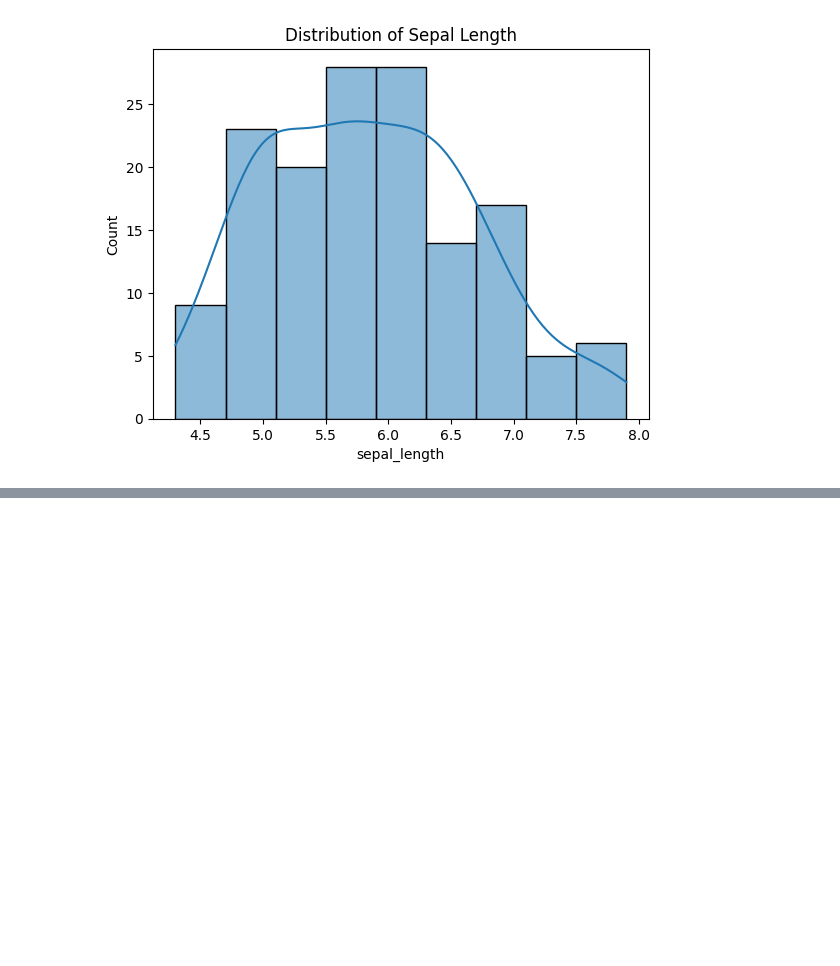
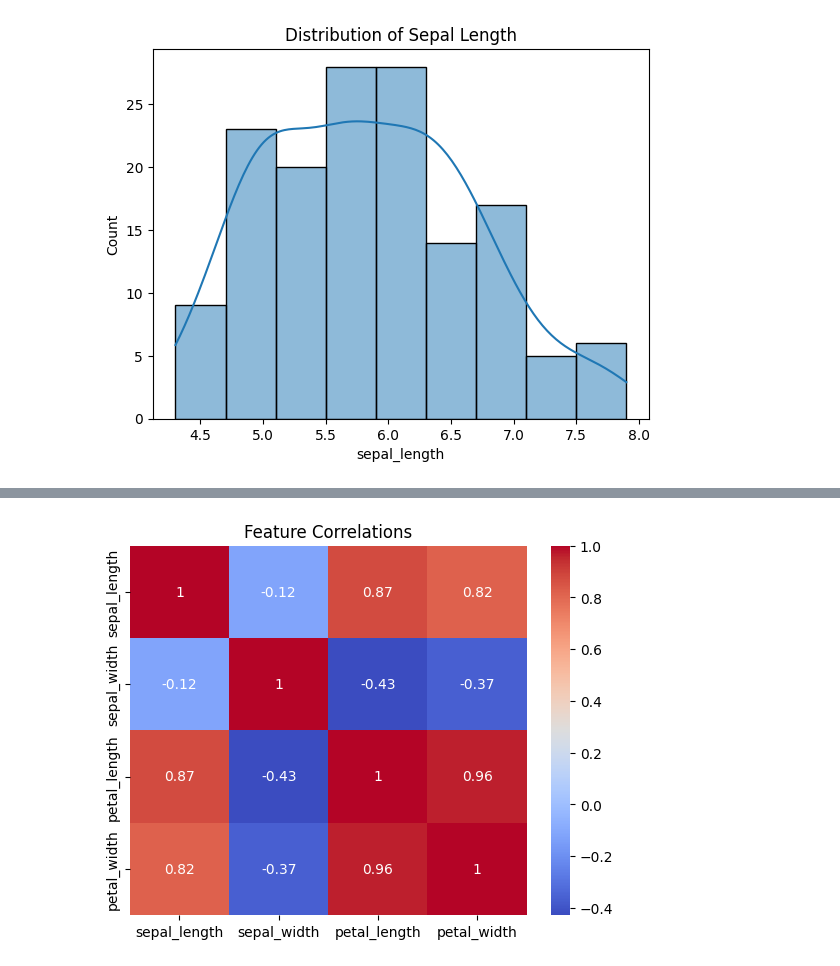
Before and after one commit to Varun-patil-2003/Full-Stack-AI-Engineer, a Jupyter notebook: PracticeML_Que.ipynb, the cells around one changed output, grey strips where cells are left out. Saved outputs shown, nothing was run; the diff lists cells and outputs as text; code cells hidden in the pictures; blank space fills up the shorter version.

```diff
--- a/PracticeML_Que.ipynb
+++ b/PracticeML_Que.ipynb
@@ -1514,0 +1917,23 @@ Kurtosis:  -0.5735679489249765
+# %%
+# Exercise 1: Calculate Correlation between Features
+
+import pandas as pd
+from scipy.stats import pearsonr
+import seaborn as sns
+import matplotlib.pyplot as plt
+
+# Load Iris datasets
+url = "http://raw.githubusercontent.com/mwaskom/seaborn-data/master/iris.csv"
+df = pd.read_csv(url)
+
+del df['species']
+
+# Compute correlation matrix
+correlation_matrix = df.corr()
+
+# Visualize correlation matrix using a heatmap
+sns.heatmap(correlation_matrix, annot=True, cmap="coolwarm")
+plt.title("Feature Correlations")
+plt.show()
+# %% [output]
+[figure, added]
```
Also changed, not shown: parts of 58 cells of this notebook.
